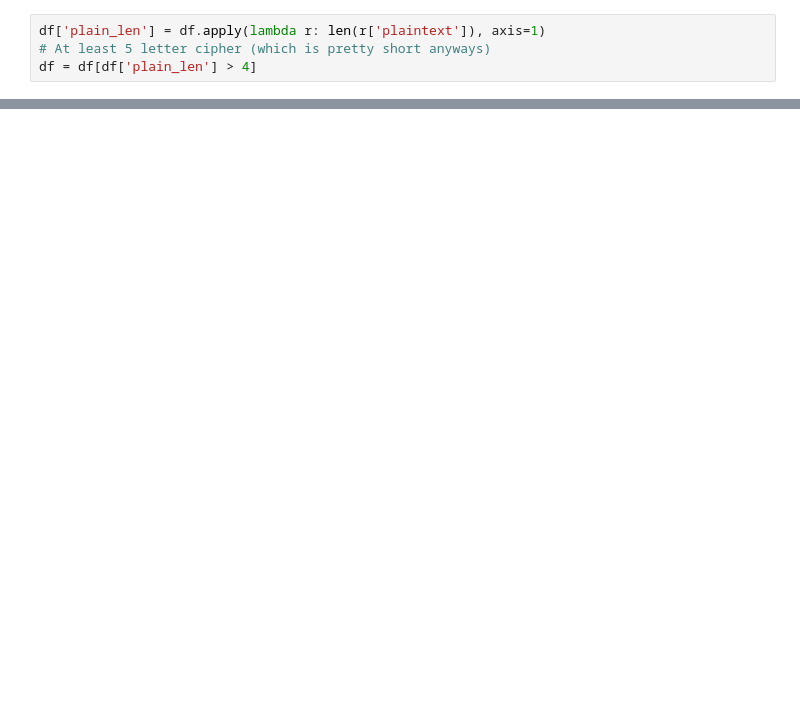
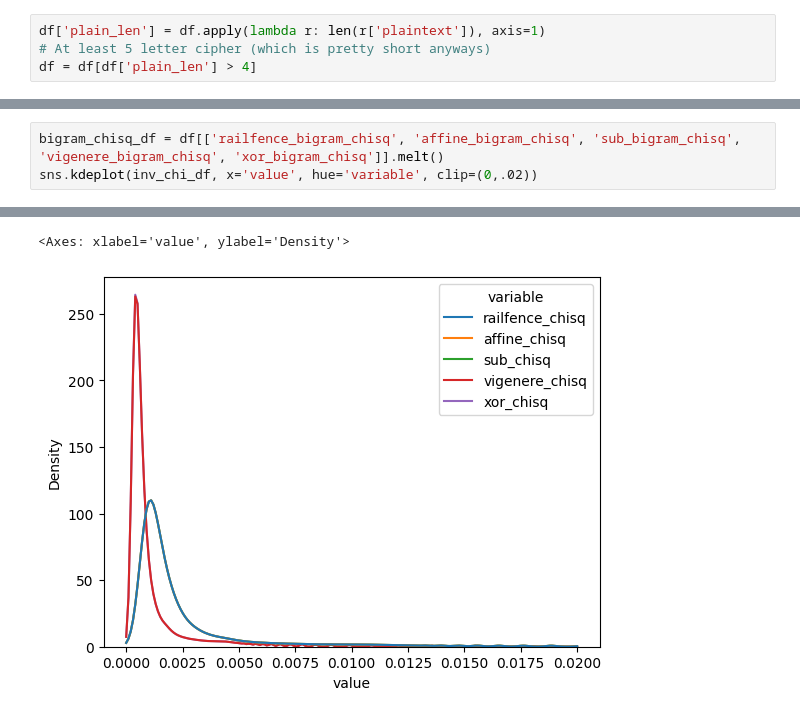
Before and after one commit to Veryyes/CryptSmash, a Jupyter notebook: detection.ipynb, the cells around one changed output, grey strips where cells are left out. Drawn from its saved outputs; the diff is of its cells as text; blank space fills up the shorter version.

```diff
--- a/detection.ipynb
+++ b/detection.ipynb
@@ -160,3 +168,7 @@ FutureWarning: is_categorical_dtype is deprecated and will be removed in a futur
 FutureWarning: use_inf_as_na option is deprecated and will be removed in a future version. Convert inf values to NaN before operating instead.
 <Axes: xlabel='value', ylabel='Density'>
 [figure]
+# %%
+bigram_chisq_df = df[['railfence_bigram_chisq', 'affine_bigram_chisq', 'sub_bigram_chisq', 'vigenere_bigram_chisq', 'xor_bigram_chisq']].melt()
+sns.kdeplot(inv_chi_df, x='value', hue='variable', clip=(0,.02))
+# %% [output]
@@ -163 +180,3 @@ FutureWarning: use_inf_as_na option is deprecated and will be removed in a futur
+<Axes: xlabel='value', ylabel='Density'>
+[figure, added]
 # %%
```
Also changed, not shown: parts of 23 cells of this notebook, 6 other files.
